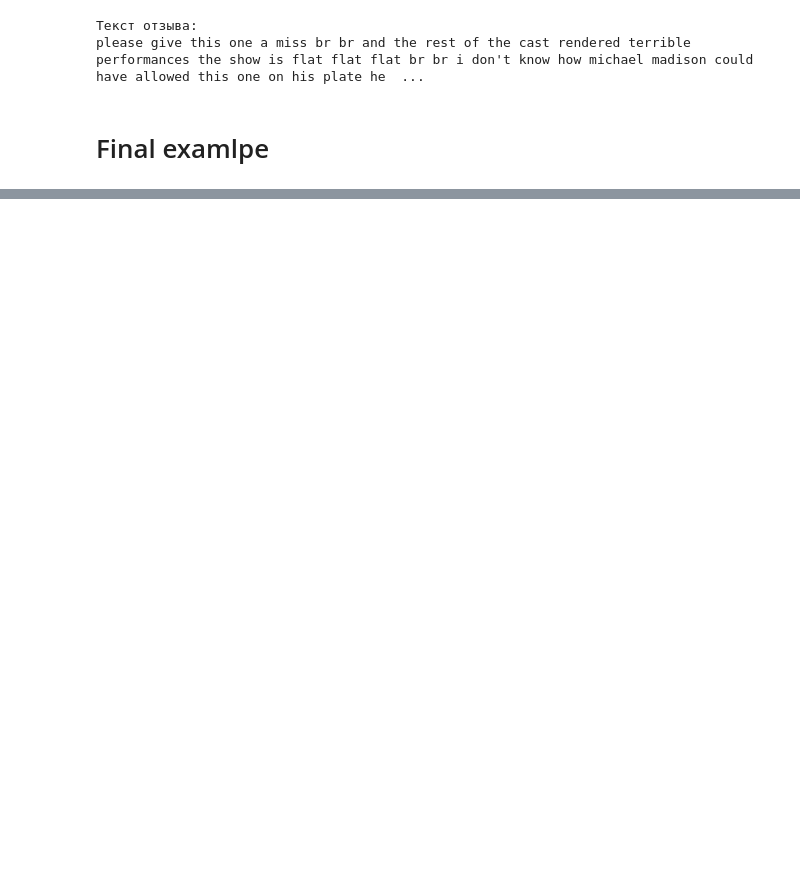
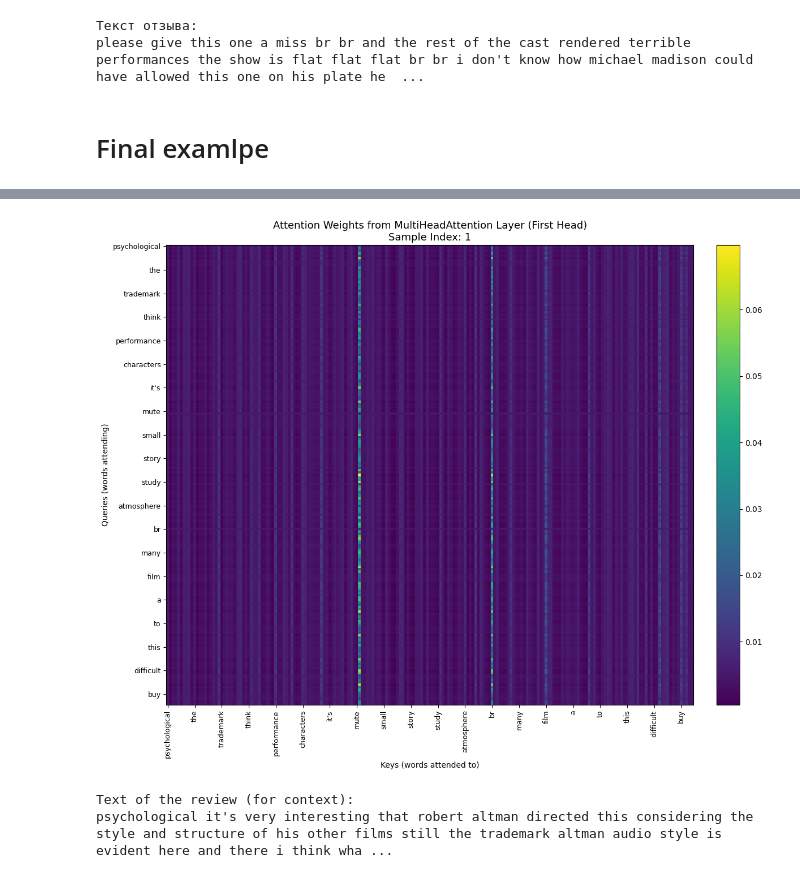
Before and after one commit to TAUforPython/machinelearning, a Jupyter notebook: example AE and Transformer attention.ipynb, the cells around one changed output, grey strips where cells are left out. Drawn from its saved outputs; the diff is of its cells as text; code cells hidden in the pictures; blank space fills up the shorter version.

```diff
--- a/example AE and Transformer attention.ipynb
+++ b/example AE and Transformer attention.ipynb
@@ -963,0 +1088,38 @@ cheap to capitalize on the success of 1 star attack of the monsters was for me a
+# %%
+import matplotlib.pyplot as plt
+import numpy as np
+
+# Ensure the variables from the previous MHA demonstration are available
+# (input_sequence, embedded_input, mha_layer, output_from_mha, attention_weights_mha,
+# decoded_mha, words_mha, actual_len_mha)
+# If this cell is run independently, you might need to re-execute cell lxU8tl-sFUGi first.
+
+# Extract the attention weights for the first head from the MHA layer output
+# attention_weights_mha has shape (1, num_heads, seq_len, seq_len)
+attn_matrix_mha = attention_weights_mha[0, 0].numpy() # Get rid of batch and head dimensions (selecting first head) and convert to numpy
+
+# Trim the matrix to the actual length of the review
+attn_trimmed_mha = attn_matrix_mha[:actual_len_mha, :actual_len_mha]
+
+# Visualization
+plt.figure(figsize=(12, 10))
+im = plt.imshow(attn_trimmed_mha, cmap='viridis', aspect='auto')
+plt.colorbar(im, fraction=0.046, pad=0.04)
+plt.title(f'Attention Weights from MultiHeadAttention Layer (First Head)\nSample Index: {sample_idx_mha}', fontsize=13)
+plt.xlabel('Keys (words attended to)')
+plt.ylabel('Queries (words attending)')
+
+# Подписи осей — только каждое 3-е слово, чтобы не перегружать
+step_mha = max(1, (actual_len_mha + 19) // 20) # Adjust step for readability
+plt.xticks(range(0, actual_len_mha, step_mha), [words_mha[i] for i in range(0, actual_len_mha, step_mha)], rotation=90, fontsize=9)
+plt.yticks(range(0, actual_len_mha, step_mha), [words_mha[i] for i in range(0, actual_len_mha, step_mha)], fontsize=9)
+
+plt.tight_layout()
+plt.show()
+
+print("\nText of the review (for context):")
+print((decoded_mha[:500] + "...") if len(decoded_mha) > 500 else decoded_mha)
+# %% [output]
+[figure, added]
+Text of the review (for context):
+psychological it's very interesting that robert altman directed this considering the style and structure of his other films still the trademark altman audio style is evident here and there i think wha ...
```
Also changed, not shown: parts of 9 cells of this notebook.
